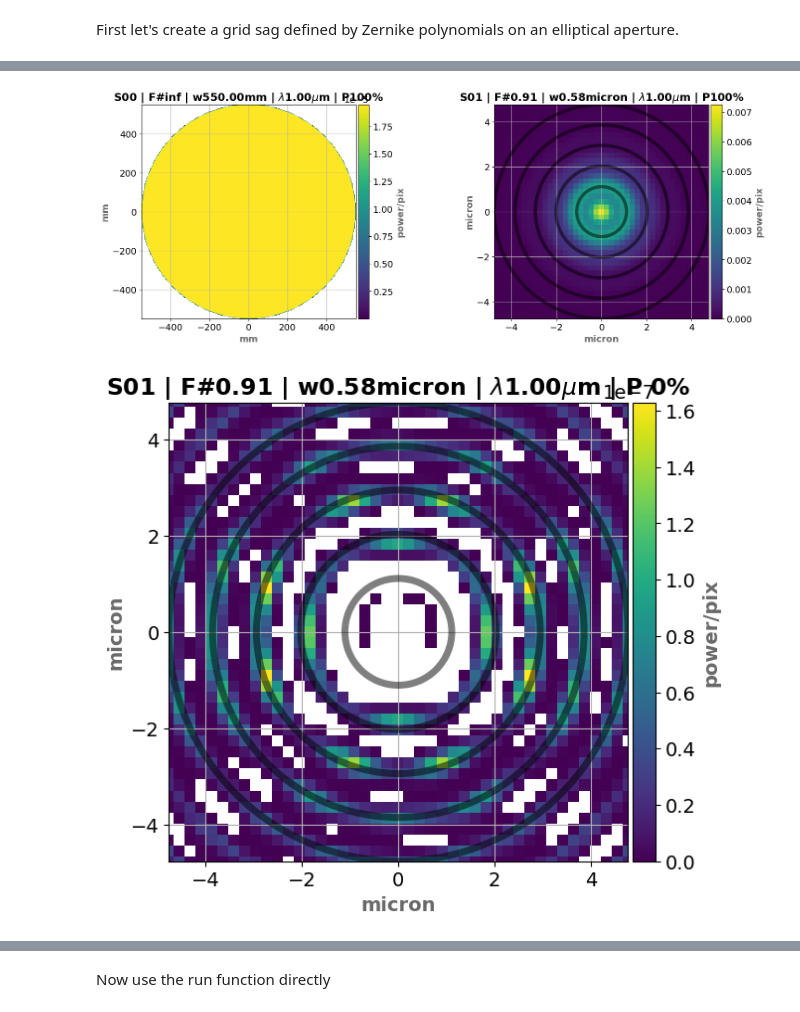
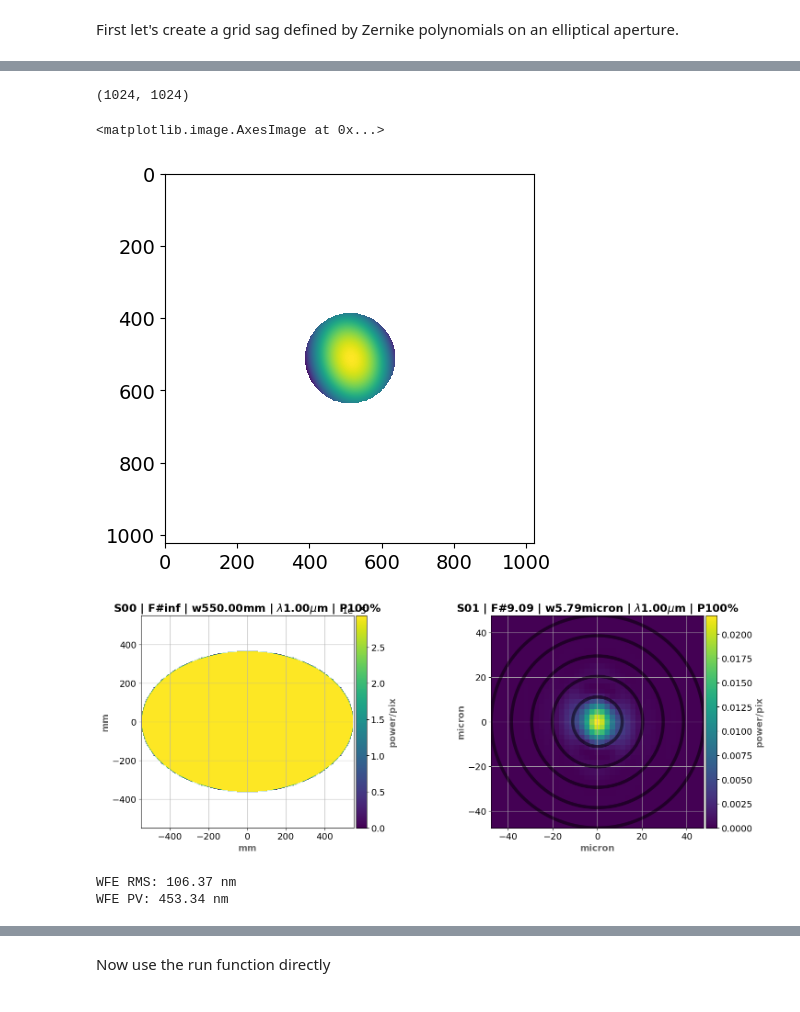
Before and after one commit to arielmission-space/PAOS, a Jupyter notebook: notebook/GridSag.ipynb, the cells around one changed output, grey strips where cells are left out. Drawn from its saved outputs; the diff is of its cells as text; code cells hidden in the pictures.

```diff
--- a/notebook/GridSag.ipynb
+++ b/notebook/GridSag.ipynb
@@ -137,36 +230,22 @@ retval2[1]["ABCDt"] = lambda: None
+# %%
+sag.shape
+# %% [output]
+(1024, 1024)
+# %%
+plt.imshow(sag)
+# %% [output]
+<matplotlib.image.AxesImage at 0x...>
+[figure, added]
 # %%
 fig, (ax0, ax1) = plt.subplots(nrows=1, ncols=2, figsize=(18, 6))
 
 simple_plot(fig, ax0, key=0, item=retval2[0], ima_scale="linear")
 simple_plot(fig, ax1, key=1, item=retval2[1], ima_scale="linear")
 plt.show()
+
+print(f"WFE RMS: {1e9 * np.std(sag):.2f} nm")
+print(f"WFE PV: {1e9 * np.ptp(sag):.2f} nm")
 # %% [output]
-[figure, old version]
+[figure, new version]
+WFE RMS: 106.37 nm
+WFE PV: 453.34 nm
-# %%
-retval_diff = retval2.copy()
-
-amp1 = retval1[1]["amplitude"]
-amp2 = retval2[1]["amplitude"]
-
-dnx = amp2.shape[1] - amp1.shape[1]
-dny = amp2.shape[0] - amp1.shape[0]
-
-padx, pady = dnx // 2, dny // 2
-padx = (padx, padx) if dnx % 2 == 0 else (padx, padx + 1)
-pady = (pady, pady) if dny % 2 == 0 else (pady, pady + 1)
-
-if dnx >= 0 and dny >= 0:  # pad with zeros at edges
-    amp1 = np.pad(amp1, (padx, pady), mode='constant', constant_values=0)
-elif dnx < 0 and dny < 0:  # crop at edges
-    cropx, cropy = - np.array(padx), - np.array(pady)
-    amp1 = amp1[cropx[0]:-cropx[1], cropy[0]:-cropy[1]]
-else:
-    raise ValueError("Unforeseen dimension mismatch")
-
-retval_diff[1]["amplitude"] = amp1 - amp2
-
-fig, ax0 = plt.subplots(nrows=1, ncols=1, figsize=(9, 6))
-simple_plot(fig, ax0, key=1, item=retval_diff[1], ima_scale="linear")
-plt.show()
-# %% [output]
-[figure, removed]
```
Also changed, not shown: parts of 14 cells of this notebook, 3 other files.
